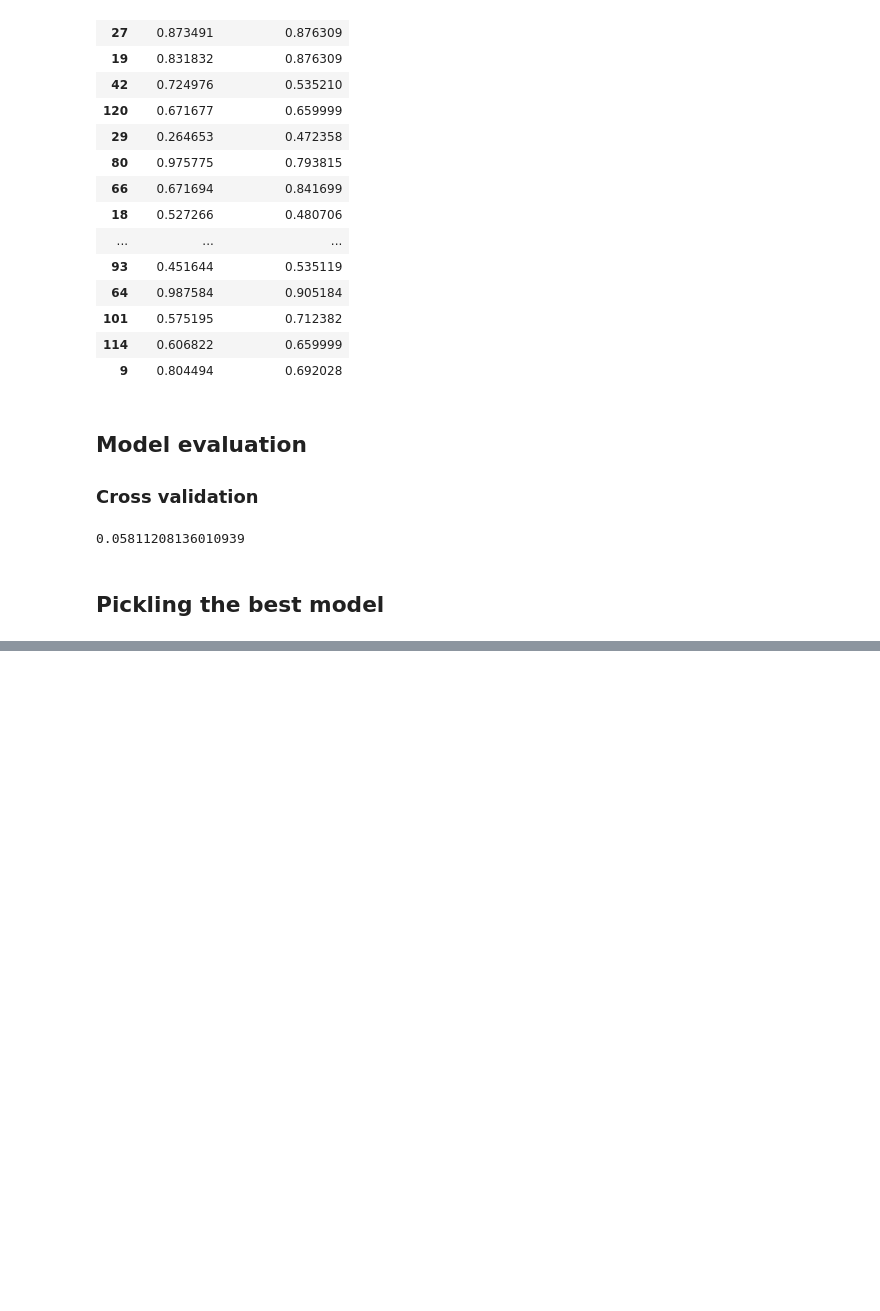
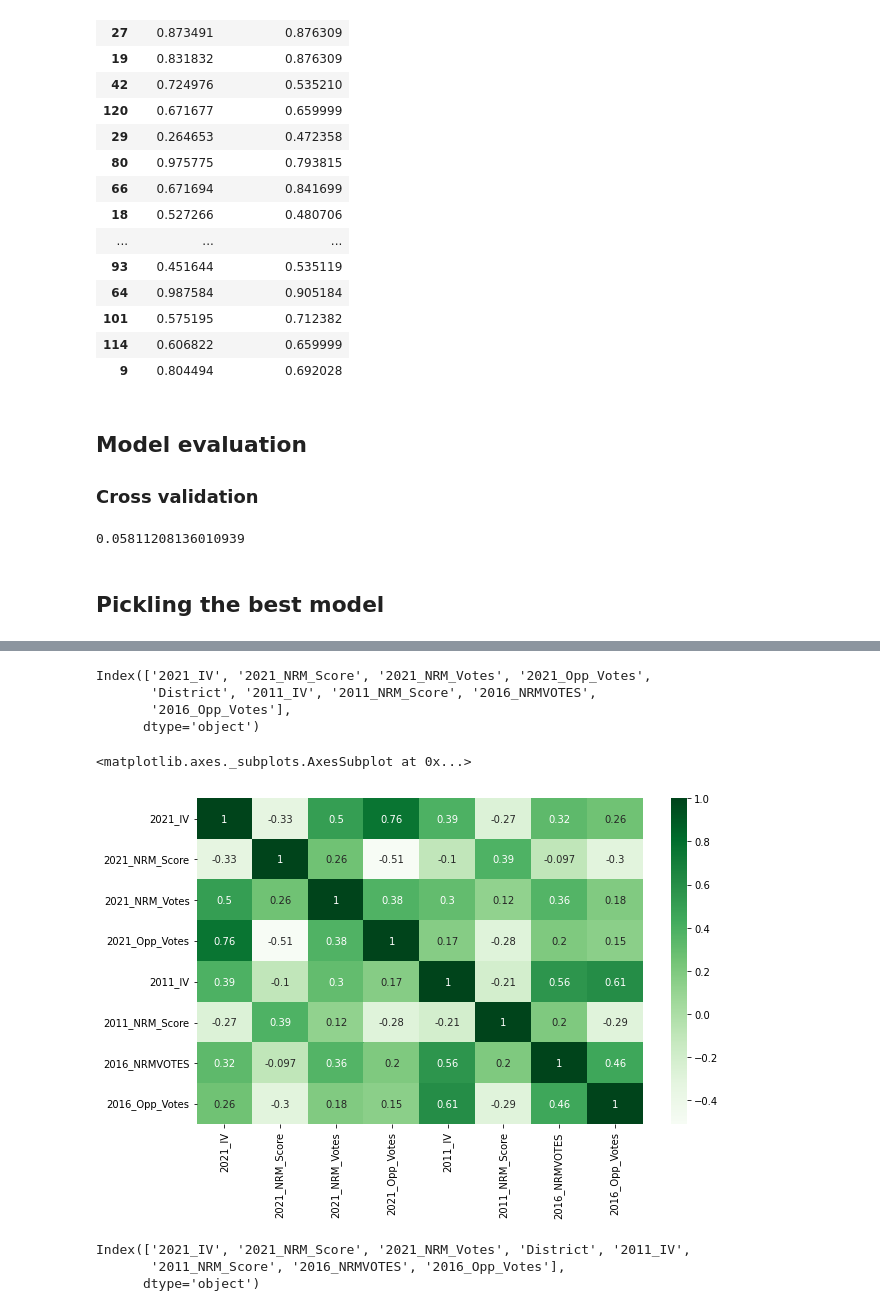
Before and after one commit to sulaiman-kagumire/MCS-7227, a Jupyter notebook: NRM_presidential_score.ipynb, the cells around one changed output, grey strips where cells are left out. Cells and saved outputs as stored; diff of their text form; code cells hidden in the pictures; blank space fills up the shorter version.

```diff
--- a/NRM_presidential_score.ipynb
+++ b/NRM_presidential_score.ipynb
@@ -1874,0 +1903,2 @@ df3.to_csv('correct_df.csv', index=False)
+# %%
+df2 = df[['2021_IV','2021_NRM_Score', '2021_NRM_Votes', '2021_Opp_Votes', 'District']]
@@ -1874,0 +1937,17 @@ df3.to_csv('correct_df.csv', index=False)
+# %%
+df2 = df2.reindex(sorted(df2.columns), axis=1)
+# %%
+ dfa = df2.merge(df3,how='left', left_on='2021_NRM_Score', right_on='2021_NRM_Score')
+# %%
+dfa.columns
+# %% [output]
+Index(['2021_IV', '2021_NRM_Score', '2021_NRM_Votes', '2021_Opp_Votes',
+       'District', '2011_IV', '2011_NRM_Score', '2016_NRMVOTES',
+       '2016_Opp_Votes'],
+      dtype='object')
+# %%
+plt.figure(figsize=(10,6))
+sns.heatmap(dfa.corr(), annot=True, cmap=plt.cm.Greens)
+# %% [output]
+<matplotlib.axes._subplots.AxesSubplot at 0x...>
+[figure, added]
@@ -1874,0 +1956,6 @@ df3.to_csv('correct_df.csv', index=False)
+# %%
+dfa.columns
+# %% [output]
+Index(['2021_IV', '2021_NRM_Score', '2021_NRM_Votes', 'District', '2011_IV',
+       '2011_NRM_Score', '2016_NRMVOTES', '2016_Opp_Votes'],
+      dtype='object')
```
Also changed, not shown: parts of 36 cells of this notebook.
